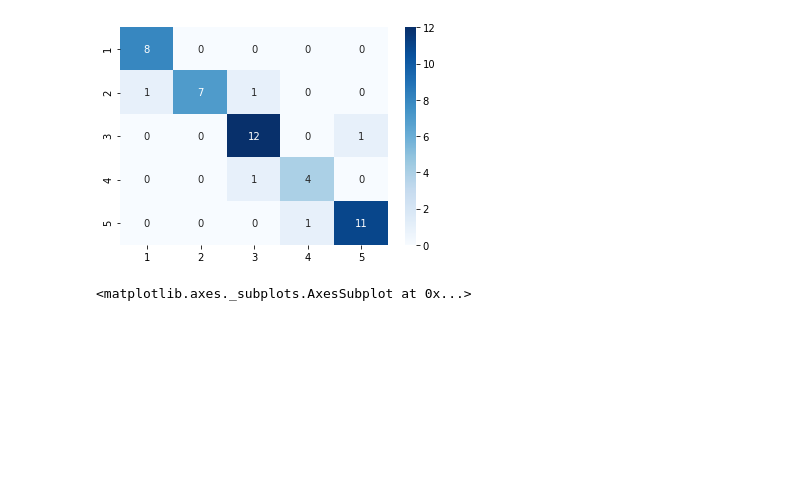
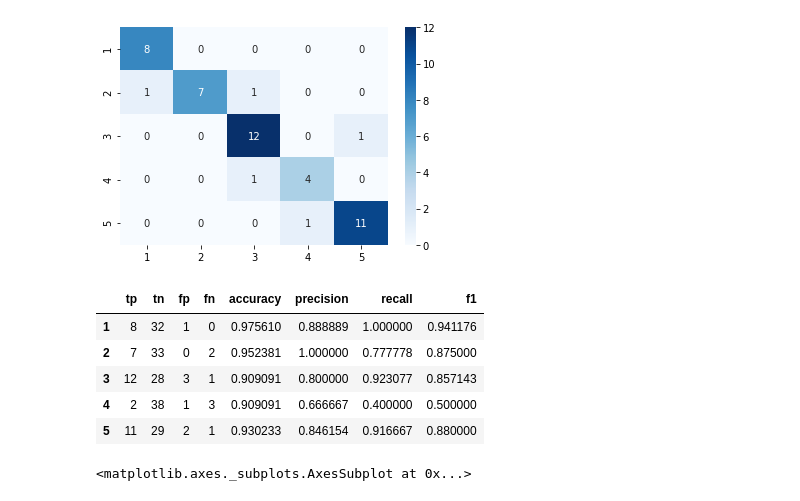
Before and after one commit to FelipeGorostiaga/MachineLearning, a Jupyter notebook: src/tp2/tp2_2.ipynb, the cells around one changed output. Drawn from its saved outputs; the diff is of its cells as text; code cells hidden in the pictures; blank space fills up the shorter version.

Commit message:
Added metrics

```diff
--- a/src/tp2/tp2_2.ipynb
+++ b/src/tp2/tp2_2.ipynb
@@ -129,13 +129,52 @@ def get_confusion_matrix_df(k, weighted=False):
     confusion_df = pd.DataFrame.from_dict(confusion_df, orient='index', columns=columns)
     return confusion_df
 
+import numpy as np
+
+def get_metrics_df(confusion_df):
+    rating_metrics = { rating : {'tp': 0, 'tn': 0, 'fp': 0, 'fn': 0, 'accuracy': 0, 'precision': 0, 'recall': 0, 'f1': 0} for rating in range(1,6) }
+    ratings = [1,2,3,4,5]
+    for i, rating in enumerate(ratings):
+
+        # Metricas simples
+        tp = confusion_df.iloc[i,i]
+        tn = sum(np.diag(confusion_df)) - tp
+        fn = sum(confusion_df.loc[rating]) - tp
+        fp = sum(confusion_df[rating]) - tp
+
+        rating_metrics[rating]['tp'] = tp
+        rating_metrics[rating]['tn'] = tn
+        rating_metrics[rating]['fp'] = fp
+        rating_metrics[rating]['fn'] = fn
+
+        # Metricas compuestas
+        rating_metrics[rating]['accuracy'] = (tp + tn) / (tp + tn + fn + fp)
+        rating_metrics[rating]['precision'] = tp / (tp + fp)
+        rating_metrics[rating]['recall'] = tp / (tp + fn)
+        rating_metrics[rating]['f1'] = (2 * rating_metrics[rating]['precision'] * rating_metrics[rating]['recall']) / (rating_metrics[rating]['precision'] + rating_metrics[rating]['recall'])
+
+    metric_cols = ['tp', 'tn', 'fp', 'fn', 'accuracy', 'precision', 'recall', 'f1']
+    metrics_df = { key : list(rating_metrics[key].values()) for key in rating_metrics.keys() }
+    metrics_df = pd.DataFrame.from_dict(rating_metrics, orient='index', columns=metric_cols)
+
+    return metrics_df
 
 import seaborn as sns
 
-# Matriz de confusion utilizando KNN
+# Matriz de confusion y metricas utilizando KNN
 confusion_df = get_confusion_matrix_df(5, False)
 sns.heatmap(weighted_matrix_df, annot=True, cmap='Blues', fmt='g')
 # %% [output]
 <matplotlib.axes._subplots.AxesSubplot at 0x...>
 [figure]
+# %%
+knn_metrics = get_metrics_df(confusion_df)
+knn_metrics
+# %% [output]
+|  | tp | tn | fp | fn | accuracy | precision | recall | f1 |
+| 1 | 8 | 32 | 1 | 0 | 0.975610 | 0.888889 | 1.000000 | 0.941176 |
+| 2 | 7 | 33 | 0 | 2 | 0.952381 | 1.000000 | 0.777778 | 0.875000 |
+| 3 | 12 | 28 | 3 | 1 | 0.909091 | 0.800000 | 0.923077 | 0.857143 |
+| 4 | 2 | 38 | 1 | 3 | 0.909091 | 0.666667 | 0.400000 | 0.500000 |
+| 5 | 11 | 29 | 2 | 1 | 0.930233 | 0.846154 | 0.916667 | 0.880000 |
 # %%
```
Also changed, not shown: parts of 2 cells of this notebook.
